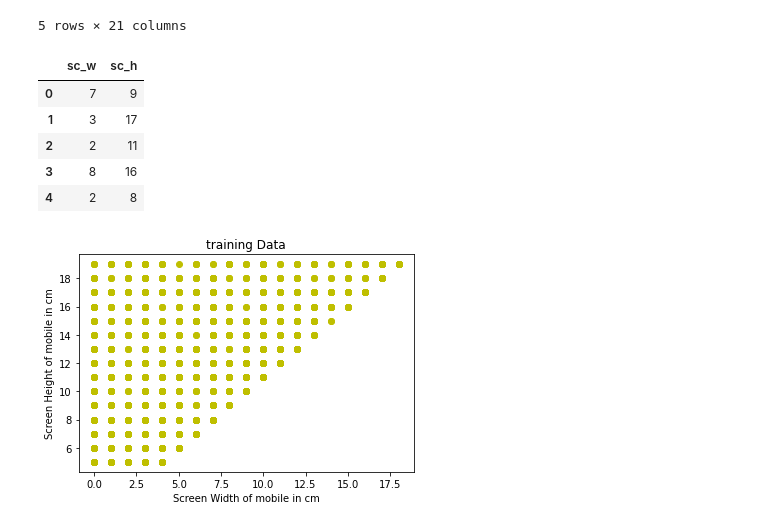
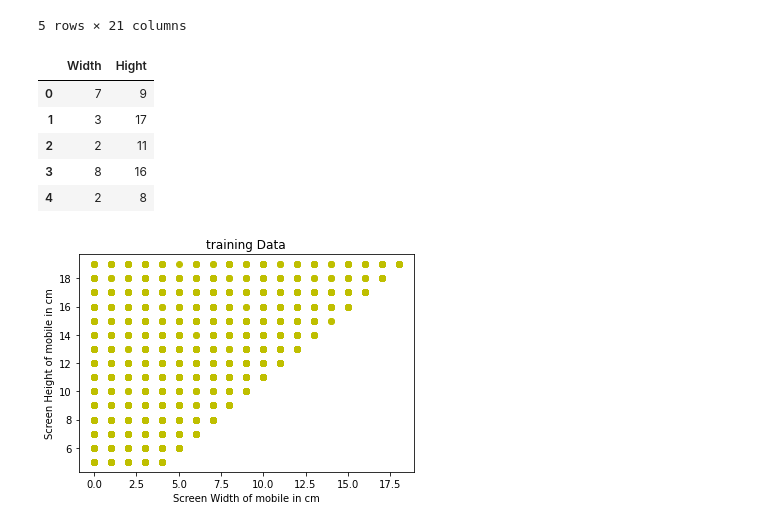
Before and after one commit to fadihboubati/linear-regression, a Jupyter notebook: regression.ipynb, the cells around one changed output. Drawn from its saved outputs; the diff is of its cells as text; code cells hidden in the pictures.

```diff
--- a/regression.ipynb
+++ b/regression.ipynb
@@ -18,15 +18,15 @@ data.head(5)
 # %%
 x1 = data['sc_w'].values # Return array of 'sc_w' values
 # x2 = data['wifi'].values
 # x3 = data['ram'].values
 y1 = data['sc_h'].values # Return array of 'sc_h' values
 # y2 = data['price_range'].values
 # y3 = data['price_range'].values
-d = {"sc_w": x1, "sc_h":y1}
+d = {"Width": x1, "Hight":y1}
 df = pd.DataFrame(data=d)
 df.head()
 # %% [output]
-|  | sc_w | sc_h |
+|  | Width | Hight |
 | 0 | 7 | 9 |
 | 1 | 3 | 17 |
 | 2 | 2 | 11 |
```
